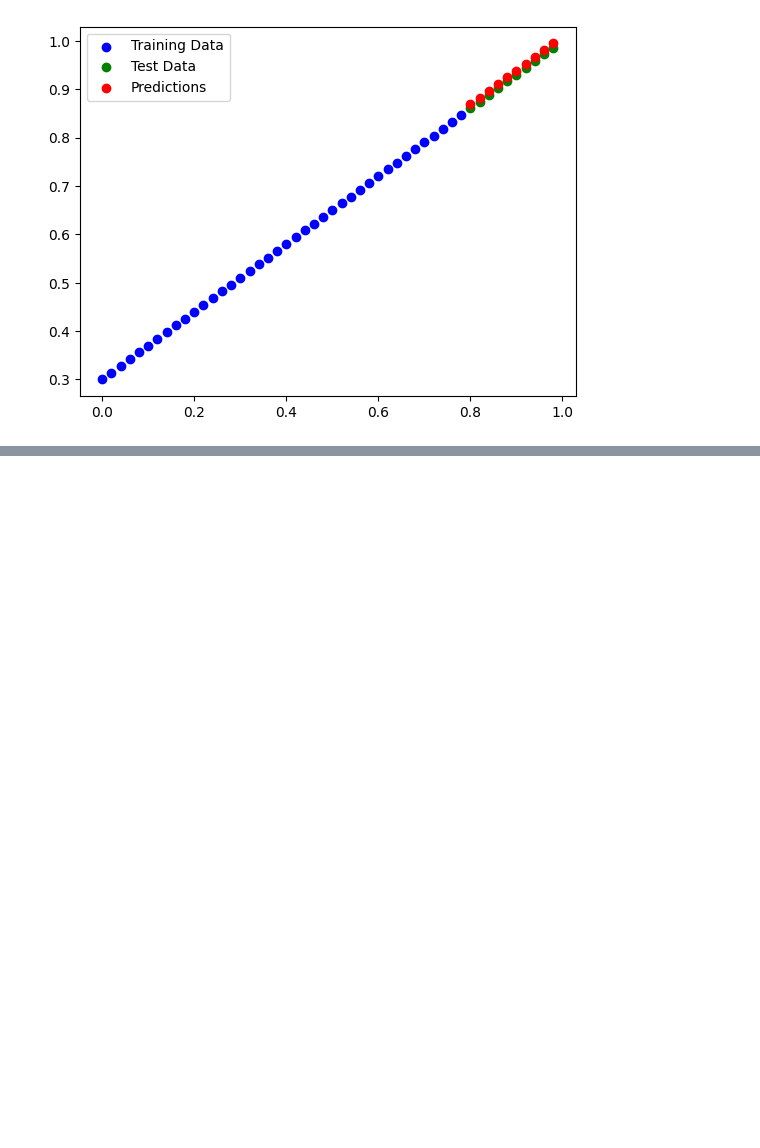
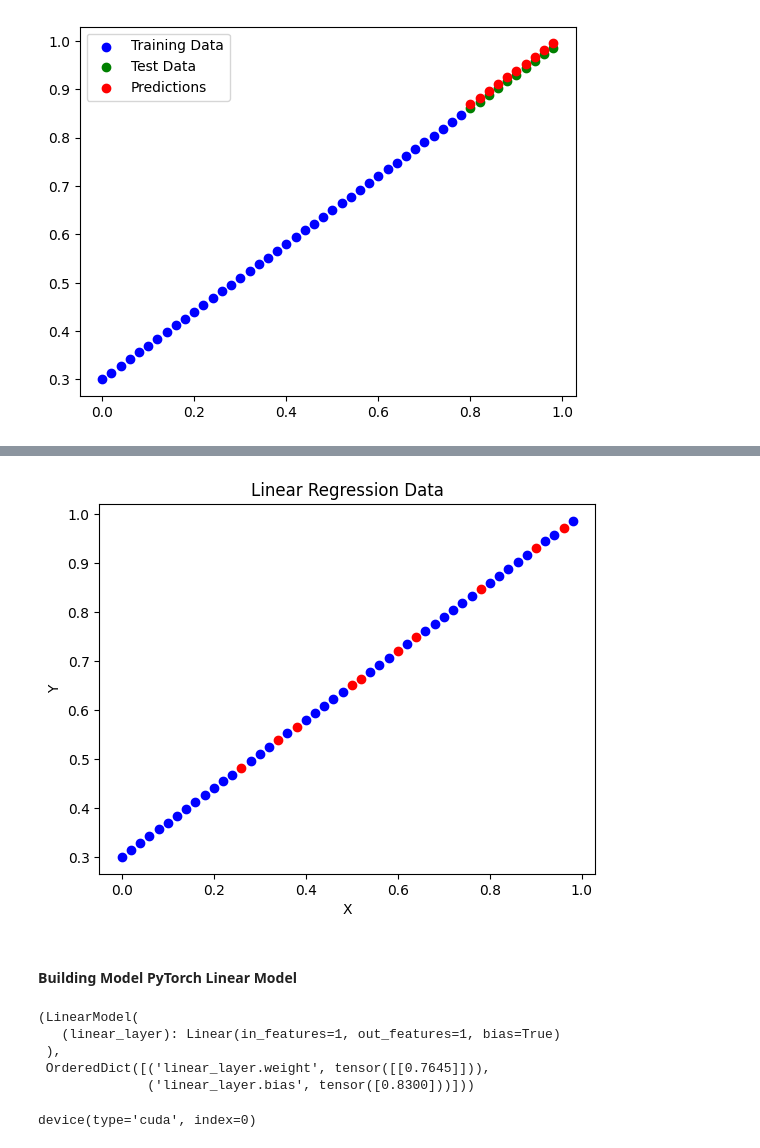
Before and after one commit to Alokiitdh/PyTorch, a Jupyter notebook: 01PyTorch_Workflow.ipynb, the cells around one changed output, grey strips where cells are left out. Saved outputs shown, nothing was run; the diff lists cells and outputs as text; code cells hidden in the pictures; blank space fills up the shorter version.

```diff
--- a/01PyTorch_Workflow.ipynb
+++ b/01PyTorch_Workflow.ipynb
@@ -328,0 +423,46 @@ plt.show()
+# %%
+# SPlitting of the data using train test split
+
+X_train, X_test, Y_train, Y_test = train_test_split(X,Y, test_size = 0.2, random_state = 42)
+# %%
+# Lets do the plotting of the data
+plt.scatter(X_train, Y_train, c = 'b', label = 'Training Data')
+plt.scatter(X_test, Y_test, c = 'r', label = 'Test Data')
+plt.title('Linear Regression Data')
+plt.xlabel('X')
+plt.ylabel('Y')
+plt.show()
+# %% [output]
+[figure, added]
+# %% [markdown]
+#### Building Model PyTorch Linear Model
+# %%
+## Deining our model
+class LinearModel(nn.Module):
+  def __init__(self):
+    super().__init__()
+    # Use nn.Linear()
+    self.linear_layer = nn.Linear(in_features=1, out_features=1)
+
+  def forward(self, x):
+    return self.linear_layer(x)
+
+# Set the manual seed
+
+torch.manual_seed(42)
+
+model = LinearModel()
+model,model.state_dict()
+# %% [output]
+(LinearModel(
+   (linear_layer): Linear(in_features=1, out_features=1, bias=True)
+ ),
+ OrderedDict([('linear_layer.weight', tensor([[0.7645]])),
+              ('linear_layer.bias', tensor([0.8300]))]))
+# %%
+# set the model to use the taregtee  device
+next(model.parameters()).device
+model.to(device)
+next(model.parameters()).device
+# %% [output]
+device(type='cuda', index=0)
```
Also changed, not shown: parts of 40 cells of this notebook.
